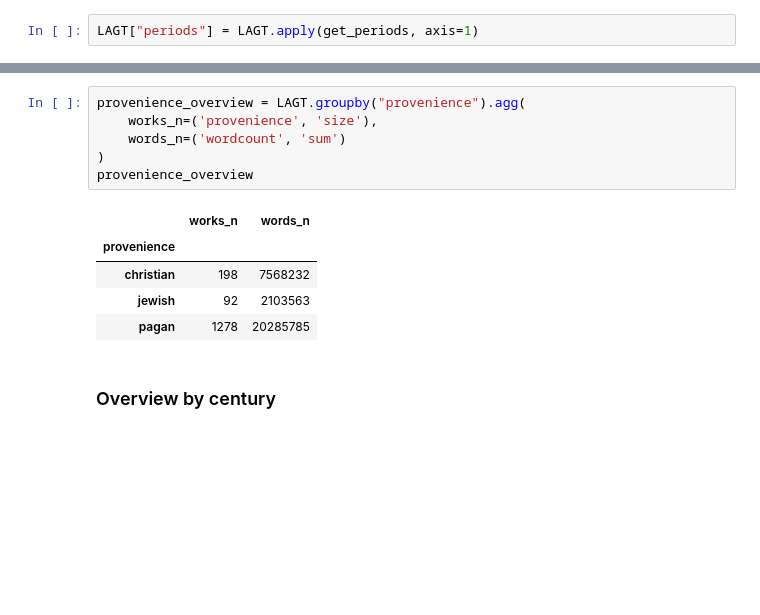
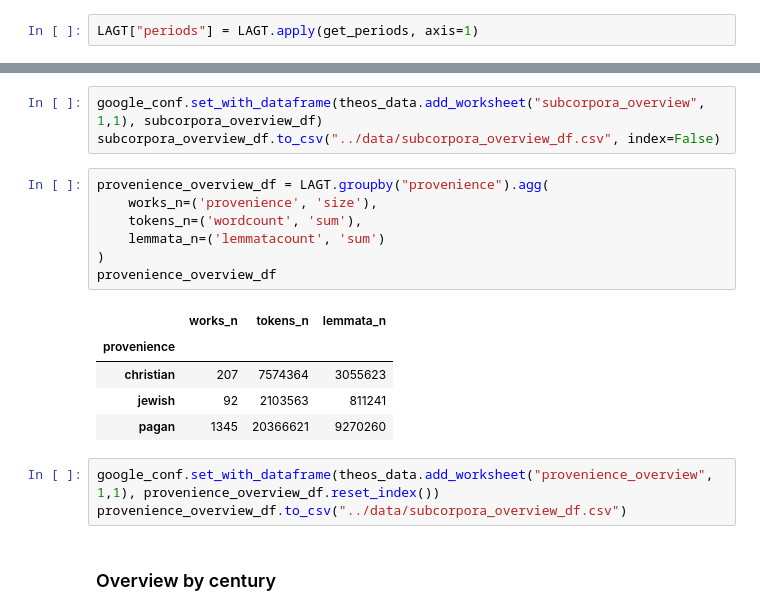
Before and after one commit to kasev/theos, a Jupyter notebook: scripts/1_lagt_ngrams_extraction+explorations.ipynb, the cells around one changed output, grey strips where cells are left out. Drawn from its saved outputs; the diff is of its cells as text; blank space fills up the shorter version.

Commit message:
overview figures added

```diff
--- a/scripts/1_lagt_ngrams_extraction+explorations.ipynb
+++ b/scripts/1_lagt_ngrams_extraction+explorations.ipynb
@@ -256,15 +273,22 @@ subcorpora_overview_df
+# %%
+google_conf.set_with_dataframe(theos_data.add_worksheet("subcorpora_overview", 1,1), subcorpora_overview_df)
+subcorpora_overview_df.to_csv("../data/subcorpora_overview_df.csv", index=False)
 # %%
-provenience_overview = LAGT.groupby("provenience").agg(
+provenience_overview_df = LAGT.groupby("provenience").agg(
     works_n=('provenience', 'size'),
-    words_n=('wordcount', 'sum')
+    tokens_n=('wordcount', 'sum'),
+    lemmata_n=('lemmatacount', 'sum')
 )
-provenience_overview
+provenience_overview_df
 # %% [output]
-|  | works_n | words_n |
-| provenience |  |  |
-| christian | 198 | 7568232 |
-| jewish | 92 | 2103563 |
-| pagan | 1278 | 20285785 |
+|  | works_n | tokens_n | lemmata_n |
+| provenience |  |  |  |
+| christian | 207 | 7574364 | 3055623 |
+| jewish | 92 | 2103563 | 811241 |
+| pagan | 1345 | 20366621 | 9270260 |
+# %%
+google_conf.set_with_dataframe(theos_data.add_worksheet("provenience_overview", 1,1), provenience_overview_df.reset_index())
+provenience_overview_df.to_csv("../data/subcorpora_overview_df.csv")
 # %% [markdown]
 ### Overview by century
 # %%
```
Also changed, not shown: parts of 25 cells of this notebook, 4 other files.
